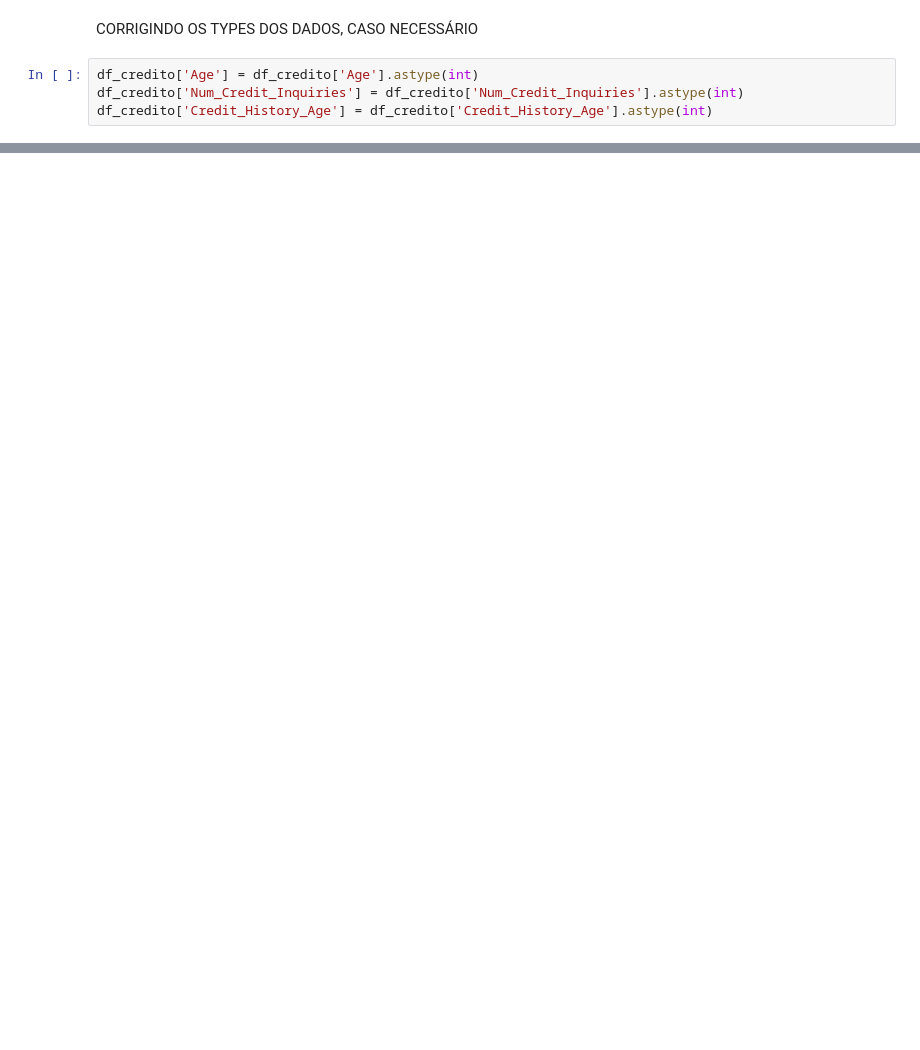
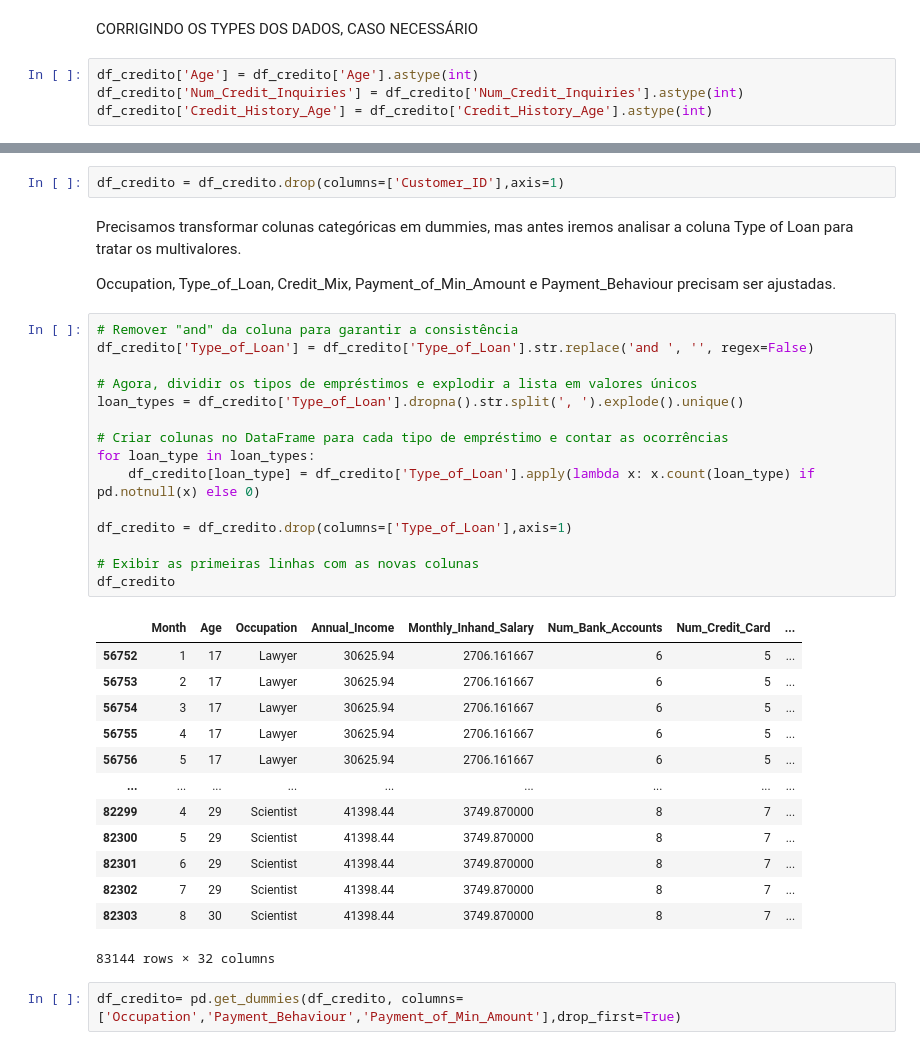
Before and after one commit to andrerosaDBA/FIAP, a Jupyter notebook: MachineLearning/QuantumFinance/TrabalhoQtmFinance.ipynb, the cells around one changed output, grey strips where cells are left out. Drawn from its saved outputs; the diff is of its cells as text; blank space fills up the shorter version.

```diff
--- a/MachineLearning/QuantumFinance/TrabalhoQtmFinance.ipynb
+++ b/MachineLearning/QuantumFinance/TrabalhoQtmFinance.ipynb
@@ -344,0 +349,37 @@ df_credito
+# %%
+df_credito = df_credito.drop(columns=['Customer_ID'],axis=1)
+# %% [markdown]
+Precisamos transformar colunas categóricas em dummies, mas antes iremos analisar a coluna Type of Loan para tratar os multivalores.
+
+Occupation, Type_of_Loan, Credit_Mix, Payment_of_Min_Amount  e Payment_Behaviour precisam ser ajustadas.
+# %%
+# Remover "and" da coluna para garantir a consistência
+df_credito['Type_of_Loan'] = df_credito['Type_of_Loan'].str.replace('and ', '', regex=False)
+
+# Agora, dividir os tipos de empréstimos e explodir a lista em valores únicos
+loan_types = df_credito['Type_of_Loan'].dropna().str.split(', ').explode().unique()
+
+# Criar colunas no DataFrame para cada tipo de empréstimo e contar as ocorrências
+for loan_type in loan_types:
+    df_credito[loan_type] = df_credito['Type_of_Loan'].apply(lambda x: x.count(loan_type) if pd.notnull(x) else 0)
+
+df_credito = df_credito.drop(columns=['Type_of_Loan'],axis=1)
+
+# Exibir as primeiras linhas com as novas colunas
+df_credito
+# %% [output]
+|  | Month | Age | Occupation | Annual_Income | Monthly_Inhand_Salary | Num_Bank_Accounts | Num_Credit_Card | ... |
+| 56752 | 1 | 17 | Lawyer | 30625.94 | 2706.161667 | 6 | 5 | ... |
+| 56753 | 2 | 17 | Lawyer | 30625.94 | 2706.161667 | 6 | 5 | ... |
+| 56754 | 3 | 17 | Lawyer | 30625.94 | 2706.161667 | 6 | 5 | ... |
+| 56755 | 4 | 17 | Lawyer | 30625.94 | 2706.161667 | 6 | 5 | ... |
+| 56756 | 5 | 17 | Lawyer | 30625.94 | 2706.161667 | 6 | 5 | ... |
+| ... | ... | ... | ... | ... | ... | ... | ... | ... |
+| 82299 | 4 | 29 | Scientist | 41398.44 | 3749.870000 | 8 | 7 | ... |
+| 82300 | 5 | 29 | Scientist | 41398.44 | 3749.870000 | 8 | 7 | ... |
+| 82301 | 6 | 29 | Scientist | 41398.44 | 3749.870000 | 8 | 7 | ... |
+| 82302 | 7 | 29 | Scientist | 41398.44 | 3749.870000 | 8 | 7 | ... |
+| 82303 | 8 | 30 | Scientist | 41398.44 | 3749.870000 | 8 | 7 | ... |
+83144 rows × 32 columns
+# %%
+df_credito= pd.get_dummies(df_credito, columns=['Occupation','Payment_Behaviour','Payment_of_Min_Amount'],drop_first=True)
```
Also changed, not shown: parts of 19 cells of this notebook, 1 other file.
